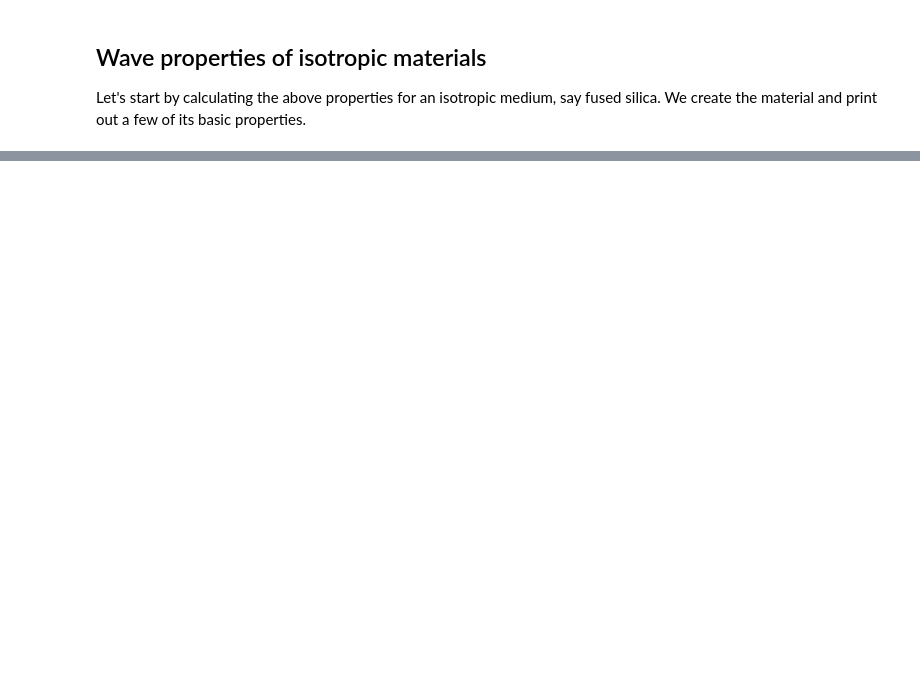
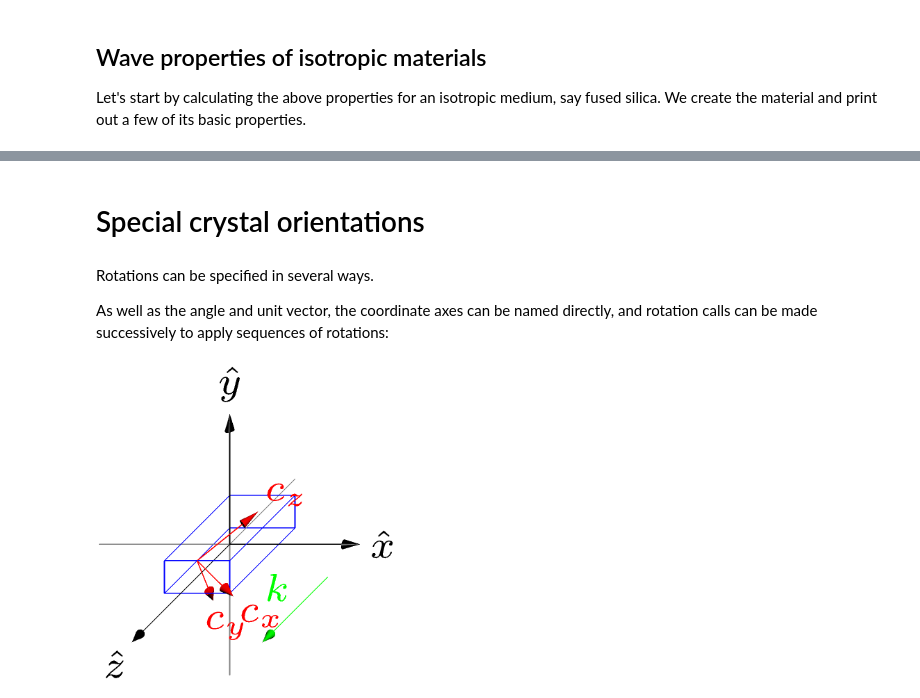
Before and after one commit to michaeljsteel/NumBAT, a Jupyter notebook: docs/source/notebooks/jup_09a_bulk_anisotropy.ipynb, the cells around one changed output, grey strips where cells are left out. Cells and saved outputs as stored; diff of their text form; code cells hidden in the pictures; blank space fills up the shorter version.

```diff
--- a/docs/source/notebooks/jup_09a_bulk_anisotropy.ipynb
+++ b/docs/source/notebooks/jup_09a_bulk_anisotropy.ipynb
@@ -140,0 +322,20 @@ The phase speeds are given for propagation along $z$ with $\vec \kappa = (0,0,1)
+# %% [markdown]
+# Special crystal orientations
+# %% [markdown]
+Rotations can be specified in several ways.
+
+As well as the angle and unit vector, the coordinate axes can be named directly, and rotation calls can be made successively
+to apply sequences of rotations:
+# %%
+mat_3 = mat_a.copy()
+
+mat_3.rotate(np.pi/4, 'x-axis')
+mat_3.rotate(np.pi/5, 'z')
+mat_3.rotate(-4*np.pi/3, 'x-axis')
+
+pref='tmp3'
+mat_3.make_crystal_axes_plot(pref)
+
+display(Image(pref+'-crystal.png', width=300))
+# %% [output]
+[figure, added]
```
Also changed, not shown: parts of 42 cells of this notebook, 3 other files.
